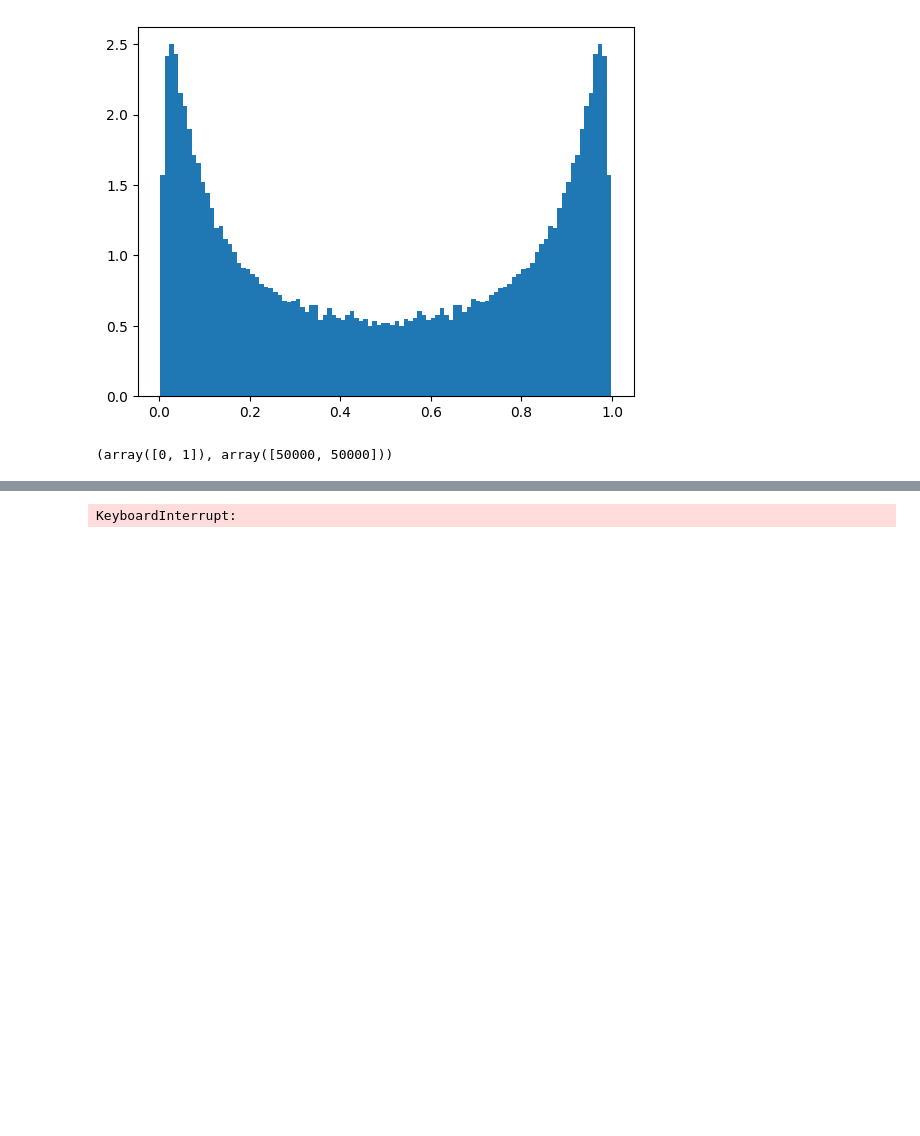
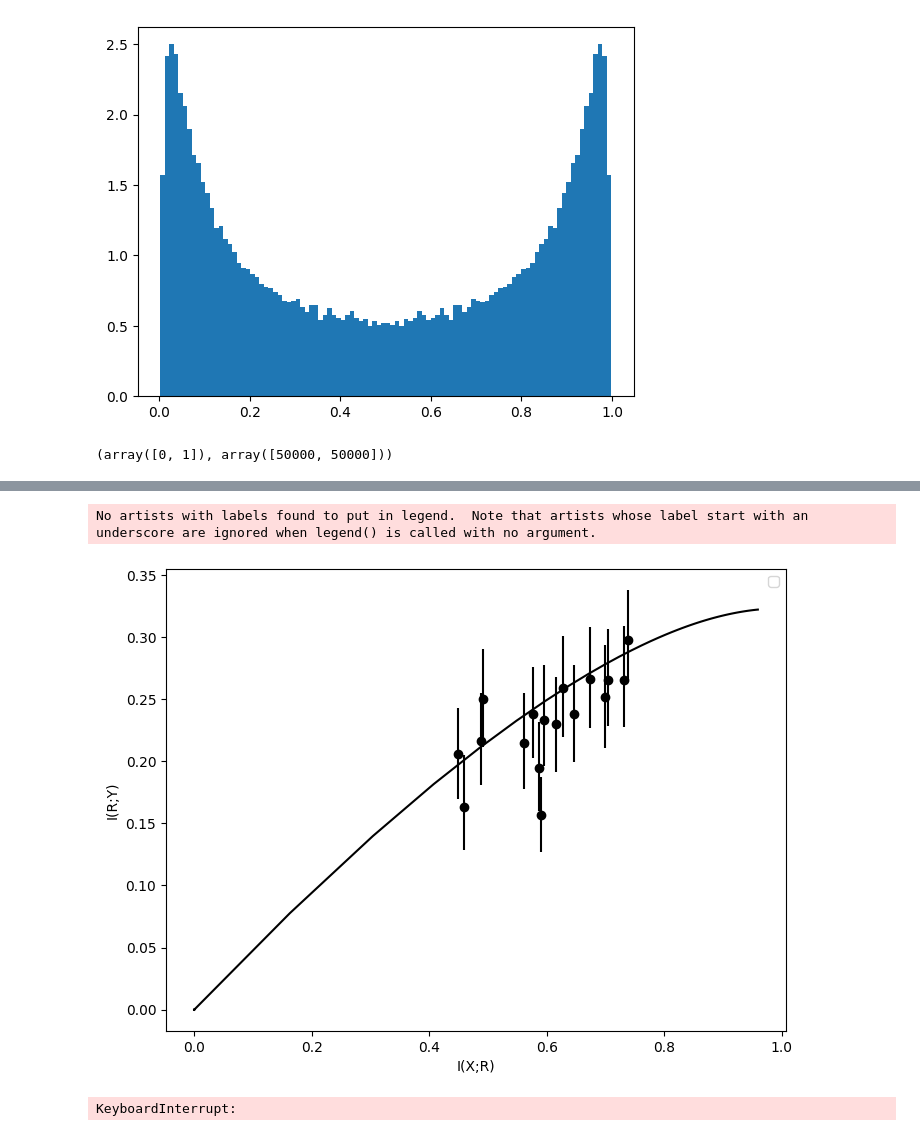
Before and after one commit to jacobaparker/Copy_Murphy2021, a Jupyter notebook: IB_bounds.ipynb, the cells around one changed output, grey strips where cells are left out. Saved outputs shown, nothing was run; the diff lists cells and outputs as text; code cells hidden in the pictures; blank space fills up the shorter version.

```diff
--- a/IB_bounds.ipynb
+++ b/IB_bounds.ipynb
@@ -1093,0 +1110,12 @@ for participant_id in participants_no_2:
+# %%
+fig, ax = plt.subplots(figsize=(8,6))
+ax.plot(IB_bound_mc['I_XR'], IB_bound_mc['I_RY'], 'k')
+# ax.scatter(ibdf['Ixr_4_5'], ibdf['Iry_4_5'])
+ax.errorbar(ibdf['Ixr'], ibdf['Iry'], yerr=[ibdf['Iry']-ibdf['Iry_CI_lower'], ibdf['Iry_CI_upper']-ibdf['Iry']], fmt='o',c='k')
+ax.set_xlabel('I(X;R)')
+ax.set_ylabel('I(R;Y)')
+ax.legend()
+plt.show()
+# %% [output]
+No artists with labels found to put in legend.  Note that artists whose label start with an underscore are ignored when legend() is called with no argument.
+[figure, added]
```
Also changed, not shown: parts of 5 cells of this notebook, 1 other file.
